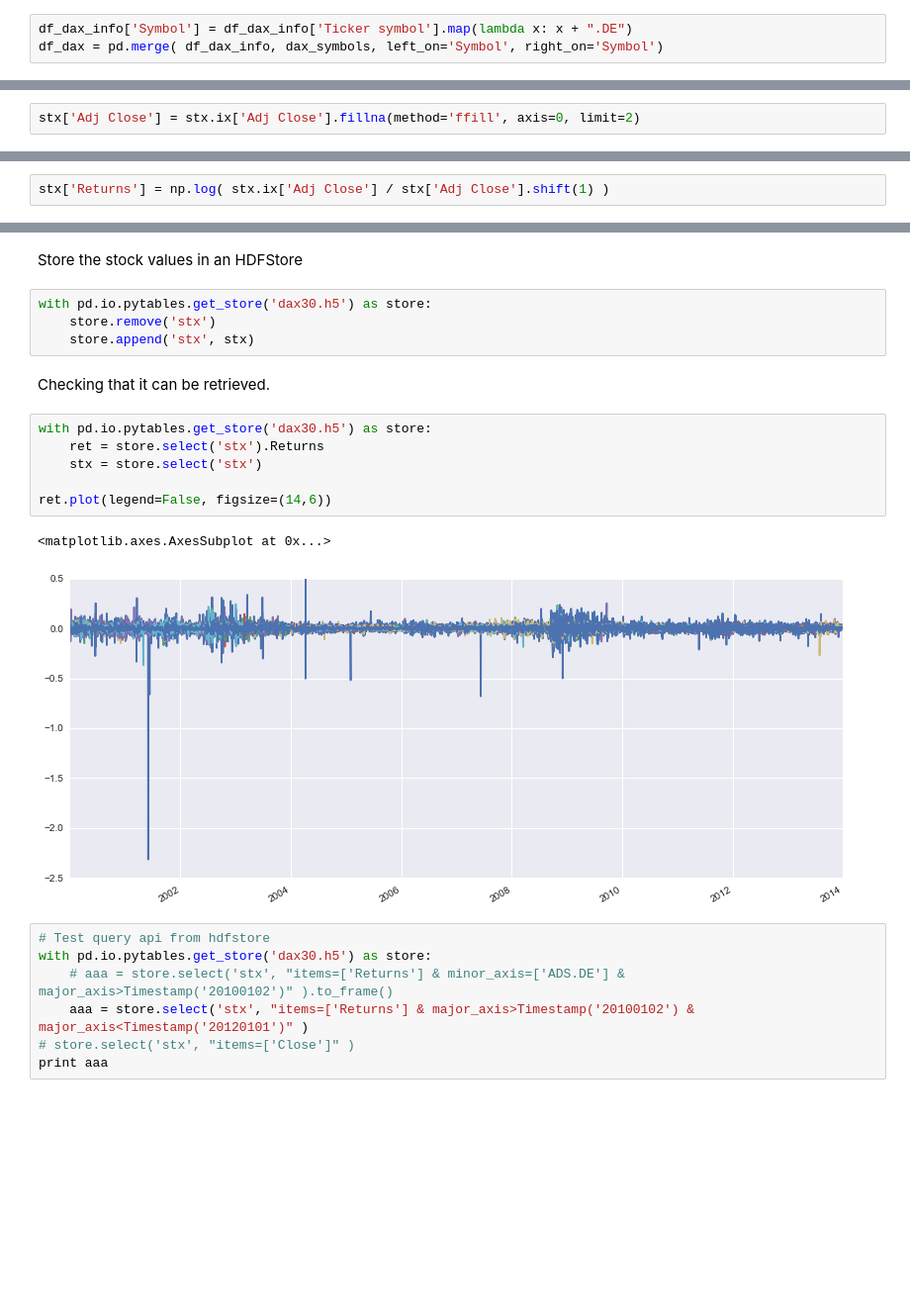
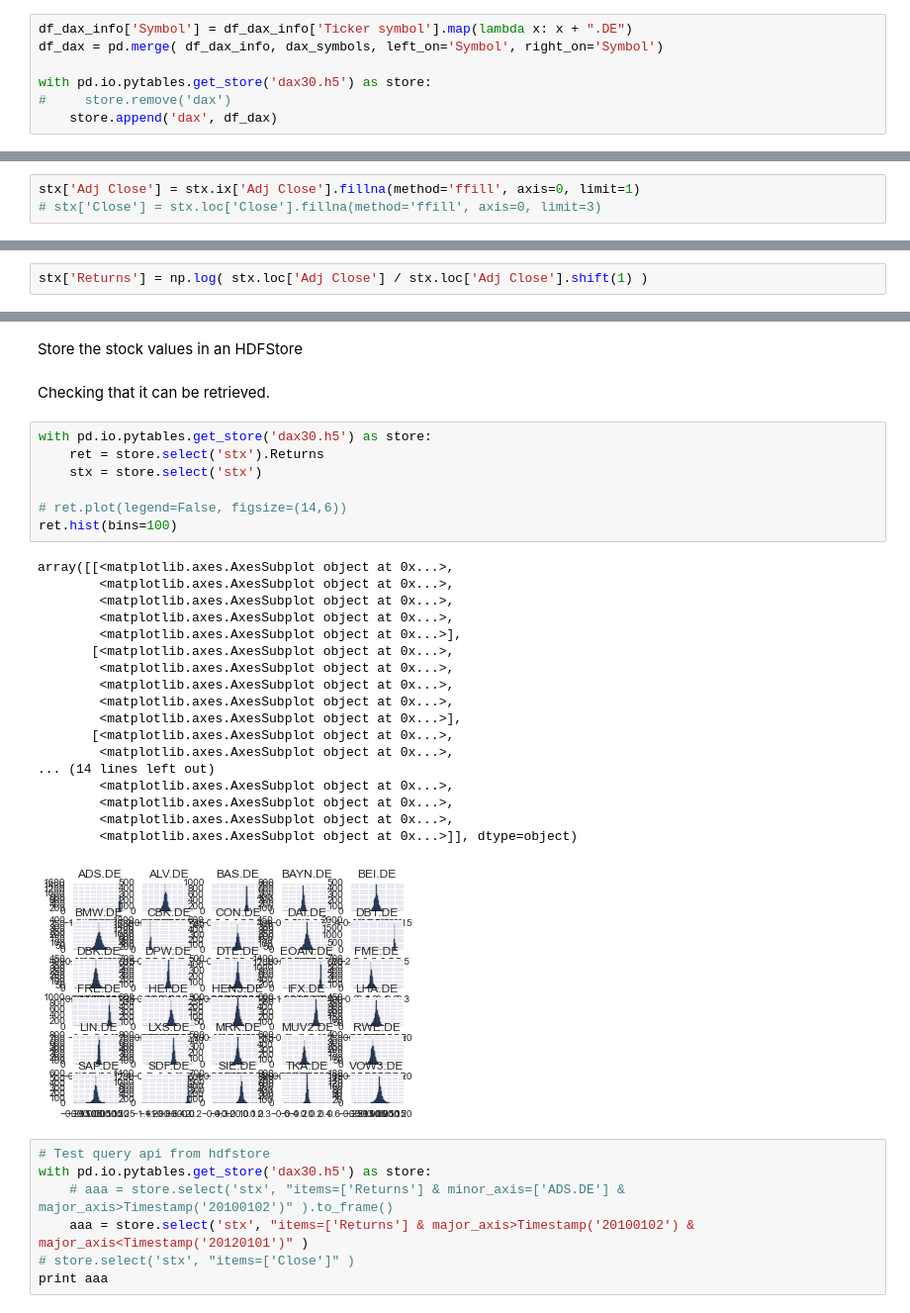
Before and after one commit to mvaz/PyData2014-Berlin, a Jupyter notebook: DAX30.ipynb, the cells around one changed output, grey strips where cells are left out. Shown at 99% size. Cells and saved outputs as stored; diff of their text form; blank space fills up the shorter version.

```diff
--- a/DAX30.ipynb
+++ b/DAX30.ipynb
@@ -101,6 +101,10 @@ Copy the symbols table from the Yahoo! Finance page above and read them into a P
 # %%
 df_dax_info['Symbol'] = df_dax_info['Ticker symbol'].map(lambda x: x + ".DE")
 df_dax = pd.merge( df_dax_info, dax_symbols, left_on='Symbol', right_on='Symbol')
+
+with pd.io.pytables.get_store('dax30.h5') as store:
+#     store.remove('dax')
+    store.append('dax', df_dax)
 # %%
 ### NASDAQ100
 ### http://finance.yahoo.com/q/cp?s=%5ENDX
@@ -114,10 +118,11 @@ stx = web.DataReader(df_dax.Symbol.tolist(), data_source="yahoo", start=start, e
 # %% [markdown]
 Fill in missing closing prices by copying the previous value
 # %%
-stx['Adj Close'] = stx.ix['Adj Close'].fillna(method='ffill', axis=0, limit=2)
+stx['Adj Close'] = stx.ix['Adj Close'].fillna(method='ffill', axis=0, limit=1)
+# stx['Close'] = stx.loc['Close'].fillna(method='ffill', axis=0, limit=3)
 # %% [markdown]
 Compute the daily returns.
 
 $$ r(t) = log\left( \frac{p(t)}{p(t-1)} \right)$$
 # %%
-stx['Returns'] = np.log( stx.ix['Adj Close'] / stx['Adj Close'].shift(1) )
+stx['Returns'] = np.log( stx.loc['Adj Close'] / stx.loc['Adj Close'].shift(1) )
@@ -146,20 +191,33 @@ interact(plot_close, stock=names_dict)
 # %% [markdown]
 Store the stock values in an HDFStore
-# %%
-with pd.io.pytables.get_store('dax30.h5') as store:
-    store.remove('stx')
-    store.append('stx', stx)
 # %% [markdown]
 Checking that it can be retrieved.
 # %%
 with pd.io.pytables.get_store('dax30.h5') as store:
     ret = store.select('stx').Returns
     stx = store.select('stx')
 
-ret.plot(legend=False, figsize=(14,6))
+# ret.plot(legend=False, figsize=(14,6))
+ret.hist(bins=100)
 # %% [output]
-<matplotlib.axes.AxesSubplot at 0x...>
+array([[<matplotlib.axes.AxesSubplot object at 0x...>,
+        <matplotlib.axes.AxesSubplot object at 0x...>,
+        <matplotlib.axes.AxesSubplot object at 0x...>,
+        <matplotlib.axes.AxesSubplot object at 0x...>,
+        <matplotlib.axes.AxesSubplot object at 0x...>],
+       [<matplotlib.axes.AxesSubplot object at 0x...>,
+        <matplotlib.axes.AxesSubplot object at 0x...>,
+        <matplotlib.axes.AxesSubplot object at 0x...>,
+        <matplotlib.axes.AxesSubplot object at 0x...>,
+        <matplotlib.axes.AxesSubplot object at 0x...>],
+       [<matplotlib.axes.AxesSubplot object at 0x...>,
+        <matplotlib.axes.AxesSubplot object at 0x...>,
+... (14 lines left out)
+        <matplotlib.axes.AxesSubplot object at 0x...>,
+        <matplotlib.axes.AxesSubplot object at 0x...>,
+        <matplotlib.axes.AxesSubplot object at 0x...>,
+        <matplotlib.axes.AxesSubplot object at 0x...>]], dtype=object)
-[figure, old version]
+[figure, new version]
 # %%
 # Test query api from hdfstore
 with pd.io.pytables.get_store('dax30.h5') as store:
```
Also changed, not shown: parts of 11 cells of this notebook, 2 other files.
